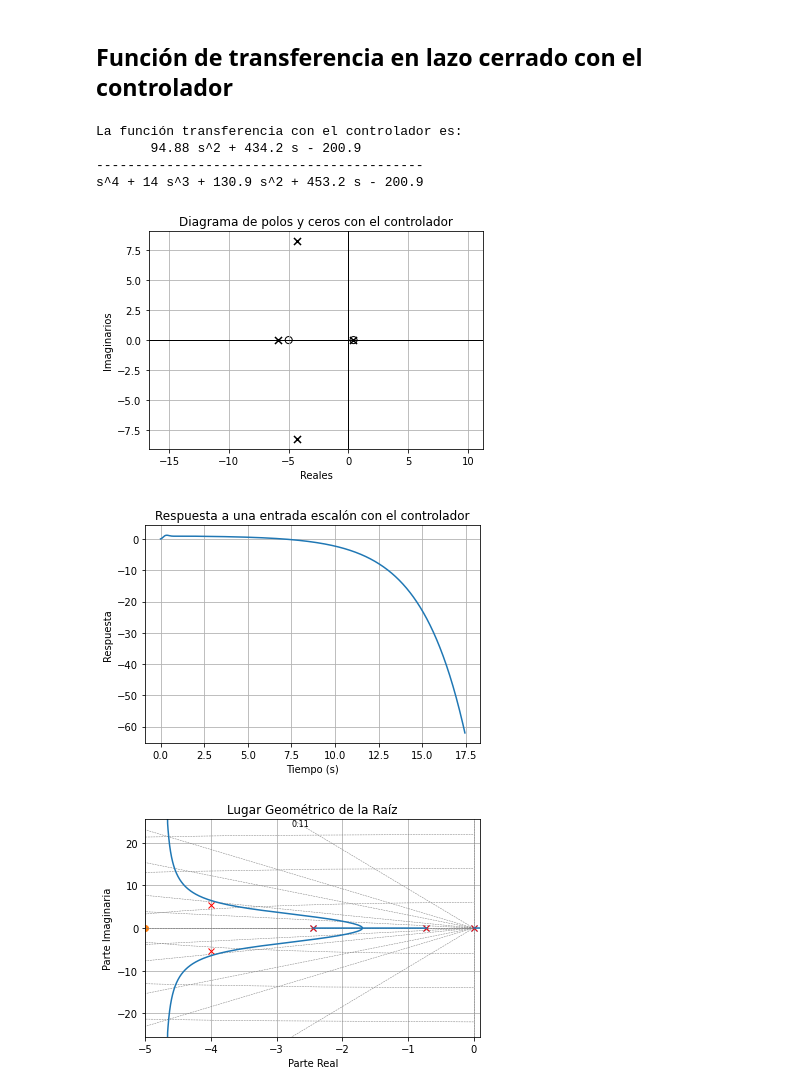
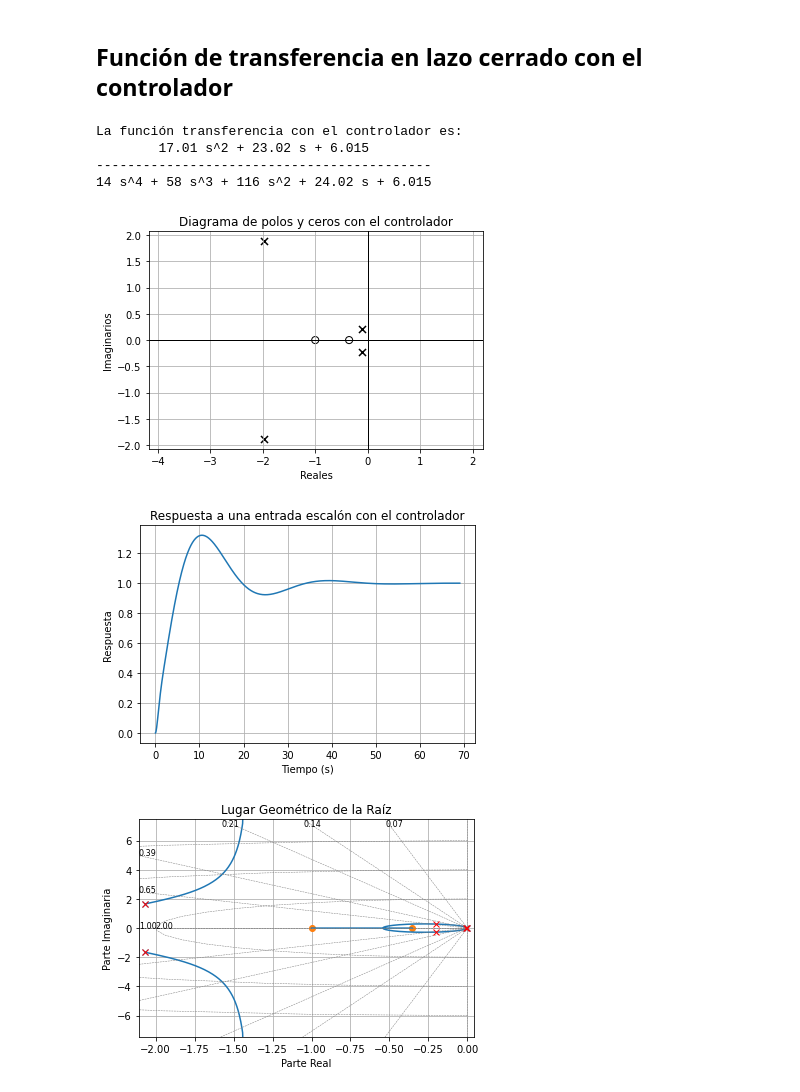
Before and after one commit to Sirangua/Diseno_de_Controladores-Control, a Jupyter notebook: main.ipynb, the cells around one changed output. Saved outputs shown, nothing was run; the diff lists cells and outputs as text; code cells hidden in the pictures.

Commit message:
All controllers working

```diff
--- a/main.ipynb
+++ b/main.ipynb
@@ -14,17 +14,17 @@ import matplotlib.pyplot as plt
 # %%
 # La función de transferencia G(s) = C(s)/R(s). Defina los valores de C(s) y R(s)
 # Define los coeficientes del polinomio en orden de potencia
-cs = [1,5]
-rs = [1,14,36,19]
+cs = [100.7]
+rs = [14,58,99,1]
 
 # Máximo sobre pico expresado en porcentaje
 Maximo_sobre_pico = 10 #%
 
 # Tiempo de establecimietno en segundos
-Tiempo_de_establecimiento = 1
+Tiempo_de_establecimiento = 20
 
 # Controlador: P, I, PI, PD o PID
-controlador = "PI"
+controlador = "PID"
 # %%
 # Se definen las funciones de transferencia del sistema
 ft_la = control.TransferFunction(cs, rs)
@@ -218,11 +218,13 @@ elif controlador == "PD":
 
 elif controlador == "PID":
     # Para un controlador PID
-    a = -1
-    b = -pdd.real - (pdd.imag/np.tan((np.pi-fi_n*np.pi)/180))
-    k = np.abs((1/control.evalfr(ft_la,pdd))*(np.divide(pdd,((pdd+b)*(pdd+a)))))
-    ft_c = control.TransferFunction([k,k*np.abs(a+b),(k*a*b)],[1, 0])
-    td = 1/np.abs(a+b)
+    a = 1
+    b = pdd.real - (pdd.imag/np.tan((np.pi-fi_n*np.pi)/180))
+    Gc_pid = control.TransferFunction([1, (a+b), (a*b)], [1,0])
+    s = complex(pdd.real, pdd.imag)
+    k = 1 / abs(control.evalfr(Gc_pid,s) * control.evalfr(ft_la ,s))
+    ft_c = k*Gc_pid
+    td = 1/(a+b)
     ti = 1/(td*a*b)
     kp = k/td
     print(k)
@@ -271,38 +274,38 @@ print ("La función transferencia con el controlador es: ",ft_gc)
 plt.figure(1)
 control.pzmap (ft_gc)
 plt.grid("on")
 plt.xlabel("Reales")
 plt.ylabel("Imaginarios")
 plt.title("Diagrama de polos y ceros con el controlador")
 
 # Respuesta a una entrada escalón
 plt.figure(2)
 t, y = control.step_response(ft_gc)
 plt.plot(t, y)
 plt.grid("on")
 plt.xlabel("Tiempo (s)")
 plt.ylabel("Respuesta")
 plt.title("Respuesta a una entrada escalón con el controlador")
 
 # Lugar geométrico de la raíz
 plt.figure(3)
 control.rlocus(ft_la*ft_c)
 polos_f = control.pole(ft_la*ft_c)
 
 polos_f = np.append(polos_f, -complex(pdd))
 polos_f = np.append(polos_f, complex(-pdd.real,pdd.imag))
 plt.plot(polos_f.real, polos_f.imag, "rx", label="Polos")
 plt.title("Lugar Geométrico de la Raíz")
 plt.xlabel("Parte Real")
 plt.ylabel("Parte Imaginaria")
-plt.xlim(-5,0.1)
-#plt.ylim (-1,1)
+#plt.xlim(-0.5,0.1)
+#plt.ylim (-0.5,0.5)
 plt.grid(True)
 # %% [output]
 La función transferencia con el controlador es:
-       94.88 s^2 + 434.2 s - 200.9
-------------------------------------------
-s^4 + 14 s^3 + 130.9 s^2 + 453.2 s - 200.9
+        17.01 s^2 + 23.02 s + 6.015
+-------------------------------------------
+14 s^4 + 58 s^3 + 116 s^2 + 24.02 s + 6.015
-[figure, old version]
+[figure, new version]
-[figure, old version]
+[figure, new version]
-[figure, old version]
+[figure, new version]
```
Also changed, not shown: parts of 7 cells of this notebook.
